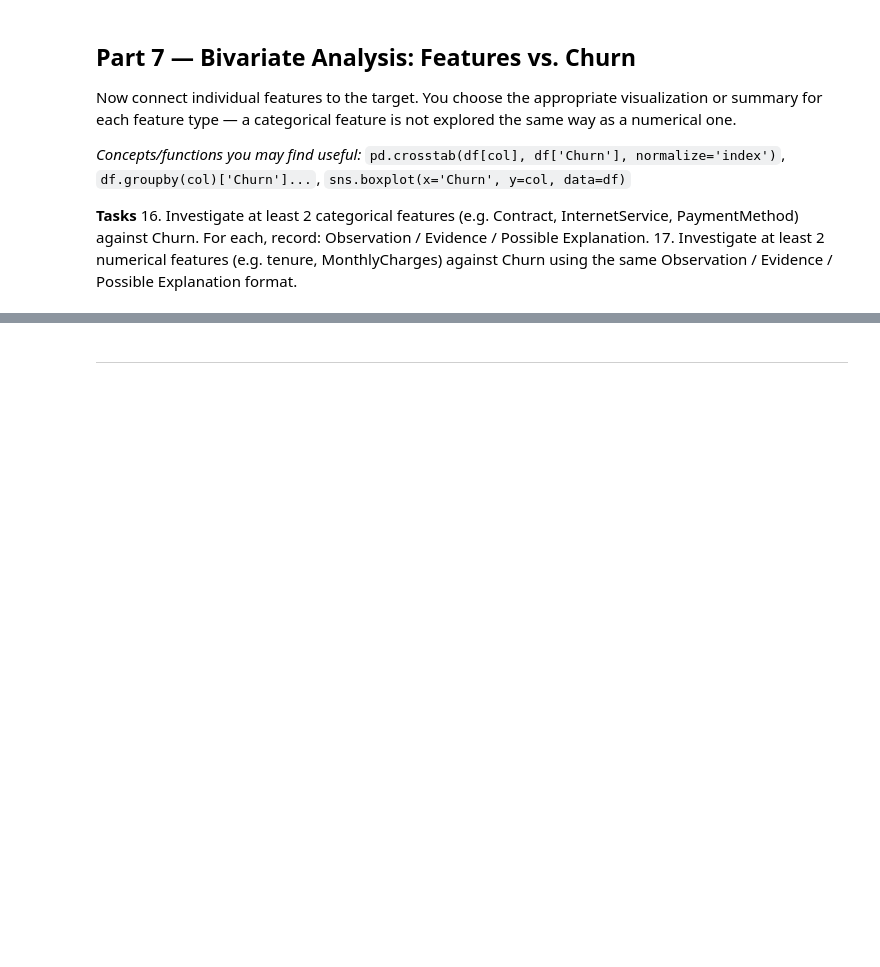
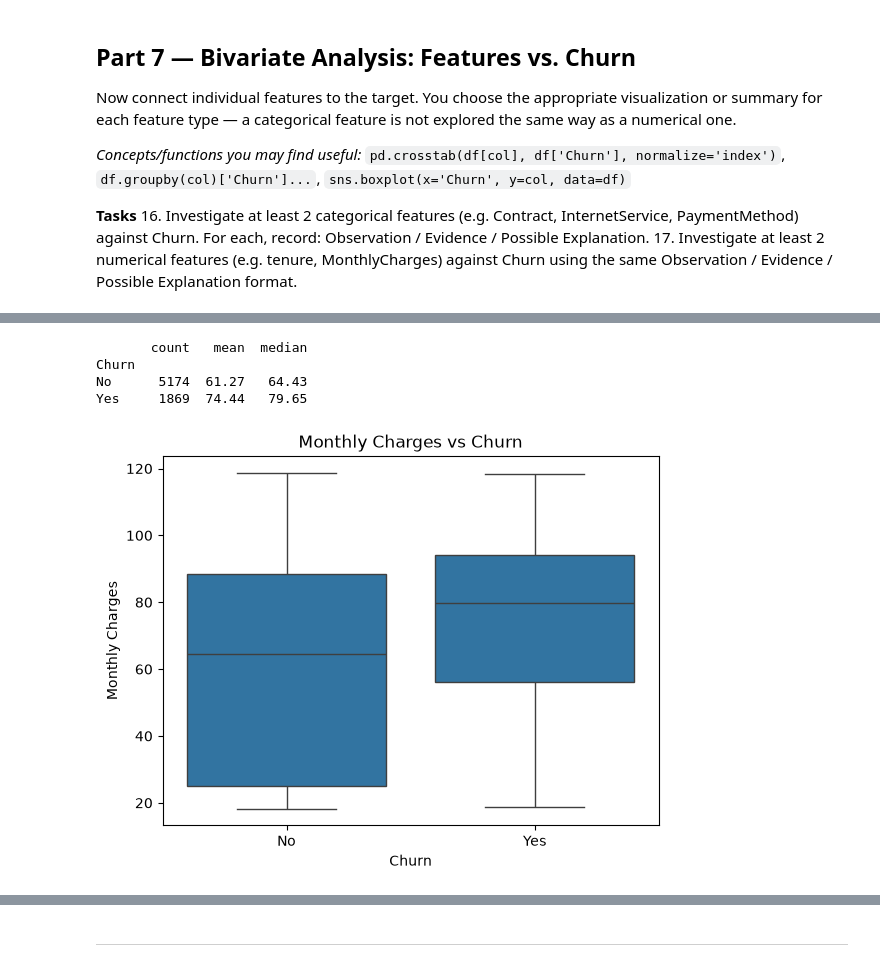
Before and after one commit to Ayesha-Mangi/ML_Labs, a Jupyter notebook: lab2_ayesha_churn_eda.ipynb, the cells around one changed output, grey strips where cells are left out. Saved outputs shown, nothing was run; the diff lists cells and outputs as text; code cells hidden in the pictures; blank space fills up the shorter version.

```diff
--- a/lab2_ayesha_churn_eda.ipynb
+++ b/lab2_ayesha_churn_eda.ipynb
@@ -489,0 +539,15 @@ Now connect individual features to the target. You choose the appropriate visual
+# %%
+# Task 17 — numerical feature 2 vs Churn
+print(cleaned_df.groupby("Churn")["MonthlyCharges"].agg(["count", "mean", "median"]).round(2))
+
+sns.boxplot(x="Churn", y="MonthlyCharges", data=cleaned_df)
+plt.title("Monthly Charges vs Churn")
+plt.xlabel("Churn")
+plt.ylabel("Monthly Charges")
+plt.show()
+# %% [output]
+       count   mean  median
+Churn
+No      5174  61.27   64.43
+Yes     1869  74.44   79.65
+[figure, added]
```
Also changed, not shown: parts of 27 cells of this notebook.
